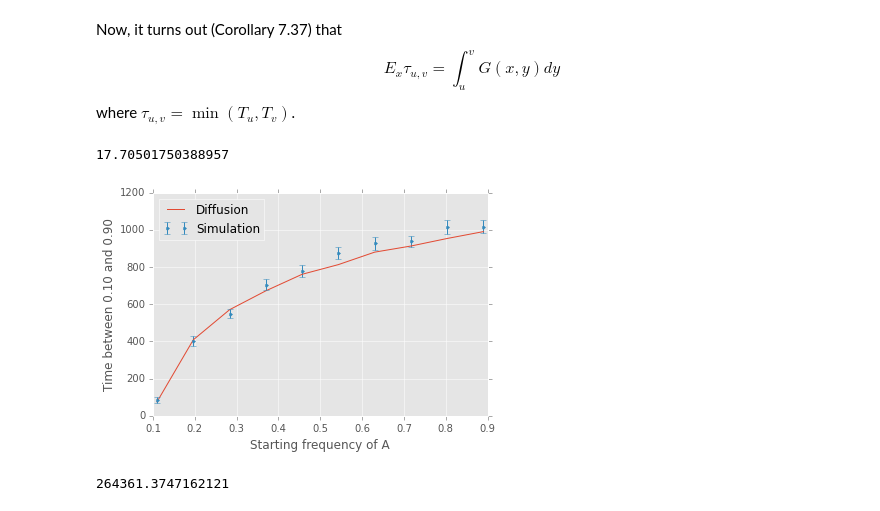
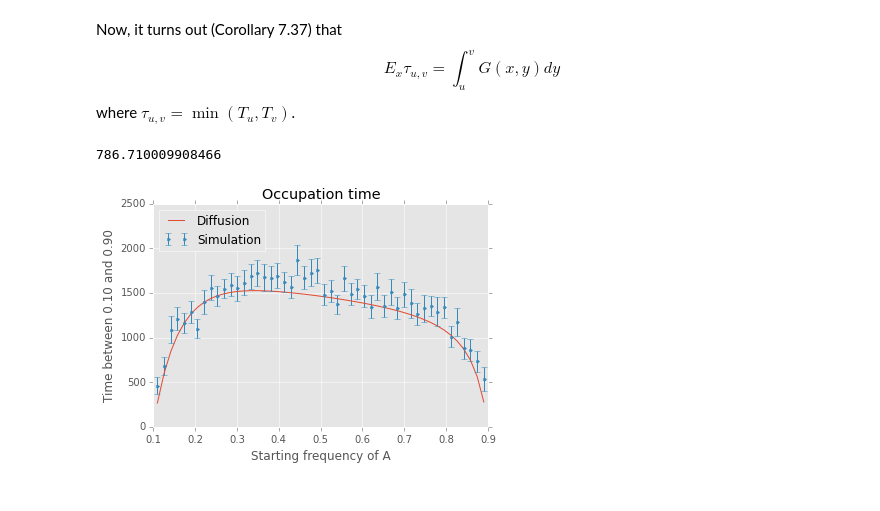
Before and after one commit to yoavram/ipython-notebooks, a Jupyter notebook: Diffusion equation for simple WF model.ipynb, the cells around one changed output. Drawn from its saved outputs; the diff is of its cells as text; code cells hidden in the pictures.

```diff
--- a/Diffusion equation for simple WF model.ipynb
+++ b/Diffusion equation for simple WF model.ipynb
@@ -163,4 +167,4 @@ m = lambda x: 1.0 / (a(x) * psi(x))
 # %%
-x = linspace(0,1,100)
-mx = [m(xx) for xx in x]
+x = linspace(0.01,0.99,100)
+mx = array([m(xx) for xx in x])
 # %%
@@ -224,26 +230,26 @@ E_x \tau_{u,v} = \int_u^v{G(x,y) dy}
 $$
 where $\tau_{u,v} = \min{(T_u,T_v)}$.
 # %%
-T = lambda x,u,v: quad(lambda y: G(x,y,u,v), u, v)[0]
+def T(x,u,v):
+    def f(y):
+        return G(x,y,u,v)
+    return quad(f, u, v)[0]
 T(0.5,0.01,0.99)
 # %% [output]
-17.70501750388957
+786.710009908466
 # %%
 u,v = 0.1,0.9
-x = linspace(u+0.01, v-0.01, 10)
-T1 = N*array([T(xx, u, v) for xx in x])
+x = linspace(u+0.01, v-0.01, 50)
+T1 = N*array(map(lambda xx: T(xx, u, v), x))
 # %%
-T2 = array([estimate_occupation_time(xx, u, v, 100) for xx in x])
+T2 = array(map(lambda xx: estimate_occupation_time(xx, u, v, 100), x))
 # %%
 plot(x, T1, label='Diffusion')
 errorbar(x, T2[:,0], yerr=T2[:,1], fmt='.', label='Simulation')
 ylabel('Time between %.2f and %.2f' % (u,v))
 xlabel('Starting frequency of A')
-legend(loc=2);
+legend(loc=2)
+title("Occupation time");
 # %% [output]
-[figure, old version]
+[figure, new version]
-# %%
-G(0.5,0.2,0.001,0.999)
-# %% [output]
-264361.3747162121
 # %%
```
Also changed, not shown: parts of 15 cells of this notebook.
